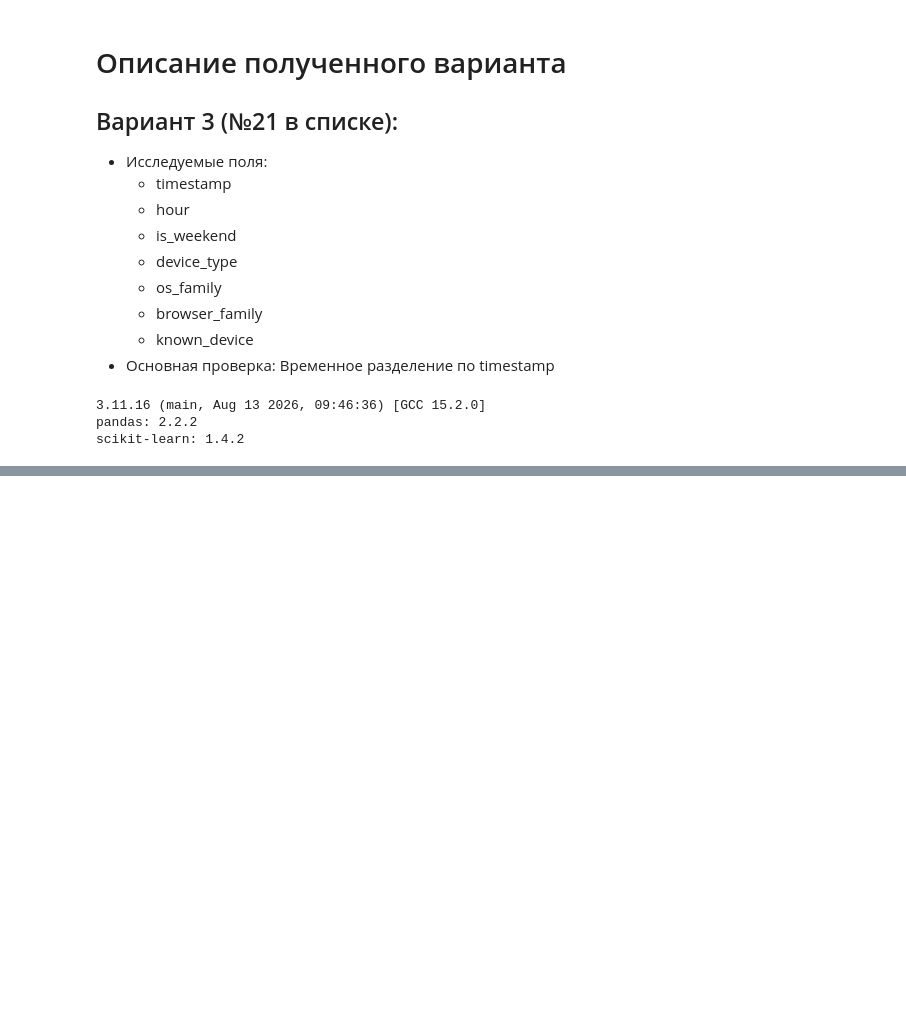
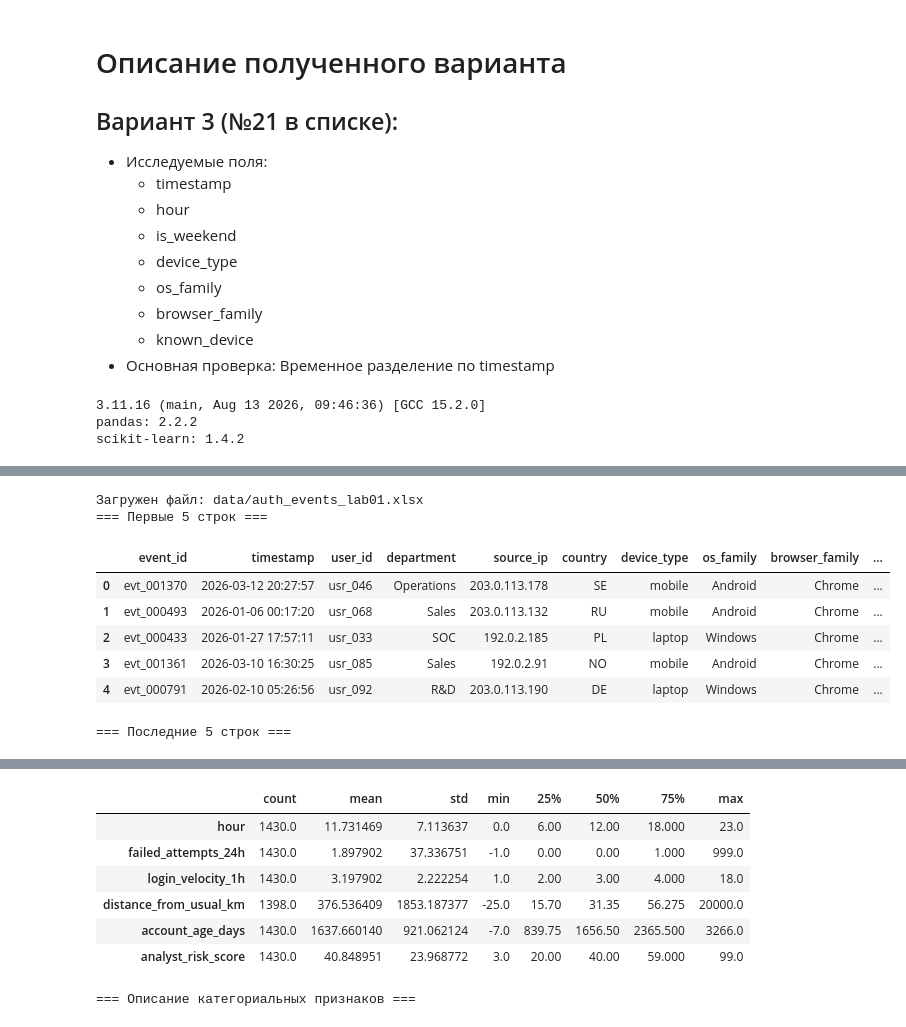
Before and after one commit to golimghostpy/lab01_ab-320_sychuk, a Jupyter notebook: lab01.ipynb, the cells around one changed output, grey strips where cells are left out. Saved outputs shown, nothing was run; the diff lists cells and outputs as text; code cells hidden in the pictures; blank space fills up the shorter version.

```diff
--- a/lab01.ipynb
+++ b/lab01.ipynb
@@ -22,7 +22,7 @@ import pandas as pd
 import sklearn
 
 RANDOM_STATE = 42
-DATA_PATH = Path('data/auth_events_lab01.xlsm')
+DATA_PATH = Path('data/auth_events_lab01.xlsx')
 
 print(sys.version)
 print('pandas:', pd.__version__)
@@ -111,36 +111,83 @@ scikit-learn: 1.4.2
 # %%
 # Загрузка и первичная инвентаризация
 
-df = pd.read_excel(DATA_PATH, sheet_name='Данные')
+pd.set_option('display.max_columns', None)
+df = pd.read_excel(DATA_PATH, sheet_name='data')
 
 original_shape = df.shape
 original_rows, original_cols = original_shape
 
 print(f'Загружен файл: {DATA_PATH}')
 
 print('=== Первые 5 строк ===')
 display(df.head(5))
 
 print('\n=== Последние 5 строк ===')
 display(df.tail(5))
 
 original_rows, original_cols = df.shape
 print('=== Исходный размер таблицы ===')
 print(f'Число строк:   {original_rows}')
 print(f'Число столбцов: {original_cols}')
 
-print('\n=== Названия столбцов ===')
-for i, col in enumerate(df.columns, 1):
-    print(f'{i:>2}. {col}')
-
-print('\n=== Типы данных ===')
+print('\n=== Названия столбцов и типы данных ===')
 print(df.dtypes)
 
-print('\n=== Объем памяти ===')
 mem = df.memory_usage(deep=True)
-print(f'\nИтого: {mem.sum() / 1024:.3f} Кб')
+print(f'\nОбъем памяти: {mem.sum() / 1024:.3f} Кб')
 
 # Целевой столбец присутствует ровно один раз
 target_count = (df.columns == 'is_suspicious').sum()
-print(f'Столбцов с именем is_suspicious: {target_count}')
+print(f'\nСтолбцов с именем is_suspicious: {target_count}')
 assert target_count == 1, 'Ожидался один столбец is_suspicious'
+
+dict_df = pd.read_excel(DATA_PATH, sheet_name='Словарь')
+
+# Поиск ожидаемых типов в соответствии со словарем
+field_col = next(c for c in dict_df.columns if 'Поле' in c)
+type_col  = next(c for c in dict_df.columns if 'Ожидаемый тип' in c)
+
+# Словарь {поле: ожидаемый_тип}
+expected_fields = (
+    dict_df[[field_col, type_col]]
+    .set_index(field_col)[type_col]
+    .to_dict()
+)
+
+# Числовые - integer / float
+numeric_cols = [col for col, t in expected_fields.items() if t in ('integer', 'float')]
+
+print('\n=== Описательные статистики числовых признаков ===')
+display(df[numeric_cols].describe().T)
+
+# Категориальные - category
+cat_cols = [col for col, t in expected_fields.items() if t == 'category' and col in df.columns]
+
+summary = []
+for col in cat_cols:
+    vc = df[col].value_counts(dropna=True)
+    top3 = vc.head(3)
+    summary.append({
+        'Столбец': col,
+        'Уникальных': int(df[col].nunique(dropna=True)),
+        'Топ-1': f'{top3.index[0]!r} ({top3.iloc[0]})' if len(top3) > 0 else '-',
+        'Топ-2': f'{top3.index[1]!r} ({top3.iloc[1]})' if len(top3) > 1 else '-',
+        'Топ-3': f'{top3.index[2]!r} ({top3.iloc[2]})' if len(top3) > 2 else '-',
+    })
+
+cat_summary = (
+    pd.DataFrame(summary)
+)
+
+print('\n=== Описание категориальных признаков ===')
+display(cat_summary)
+# %% [output]
+Загружен файл: data/auth_events_lab01.xlsx
+=== Первые 5 строк ===
+|  | event_id | timestamp | user_id | department | source_ip | country | device_type | os_family | browser_family | ... |
+| 0 | evt_001370 | 2026-03-12 20:27:57 | usr_046 | Operations | 203.0.113.178 | SE | mobile | Android | Chrome | ... |
+| 1 | evt_000493 | 2026-01-06 00:17:20 | usr_068 | Sales | 203.0.113.132 | RU | mobile | Android | Chrome | ... |
+| 2 | evt_000433 | 2026-01-27 17:57:11 | usr_033 | SOC | 192.0.2.185 | PL | laptop | Windows | Chrome | ... |
+| 3 | evt_001361 | 2026-03-10 16:30:25 | usr_085 | Sales | 192.0.2.91 | NO | mobile | Android | Chrome | ... |
+| 4 | evt_000791 | 2026-02-10 05:26:56 | usr_092 | R&D | 203.0.113.190 | DE | laptop | Windows | Chrome | ... |
+=== Последние 5 строк ===
@@ -146,0 +217,8 @@ assert target_count == 1, 'Ожидался один столбец is_suspiciou
+|  | count | mean | std | min | 25% | 50% | 75% | max |
+| hour | 1430.0 | 11.731469 | 7.113637 | 0.0 | 6.00 | 12.00 | 18.000 | 23.0 |
+| failed_attempts_24h | 1430.0 | 1.897902 | 37.336751 | -1.0 | 0.00 | 0.00 | 1.000 | 999.0 |
+| login_velocity_1h | 1430.0 | 3.197902 | 2.222254 | 1.0 | 2.00 | 3.00 | 4.000 | 18.0 |
+| distance_from_usual_km | 1398.0 | 376.536409 | 1853.187377 | -25.0 | 15.70 | 31.35 | 56.275 | 20000.0 |
+| account_age_days | 1430.0 | 1637.660140 | 921.062124 | -7.0 | 839.75 | 1656.50 | 2365.500 | 3266.0 |
+| analyst_risk_score | 1430.0 | 40.848951 | 23.968772 | 3.0 | 20.00 | 40.00 | 59.000 | 99.0 |
+=== Описание категориальных признаков ===
```
Also changed, not shown: parts of 1 cell of this notebook, 2 other files.
